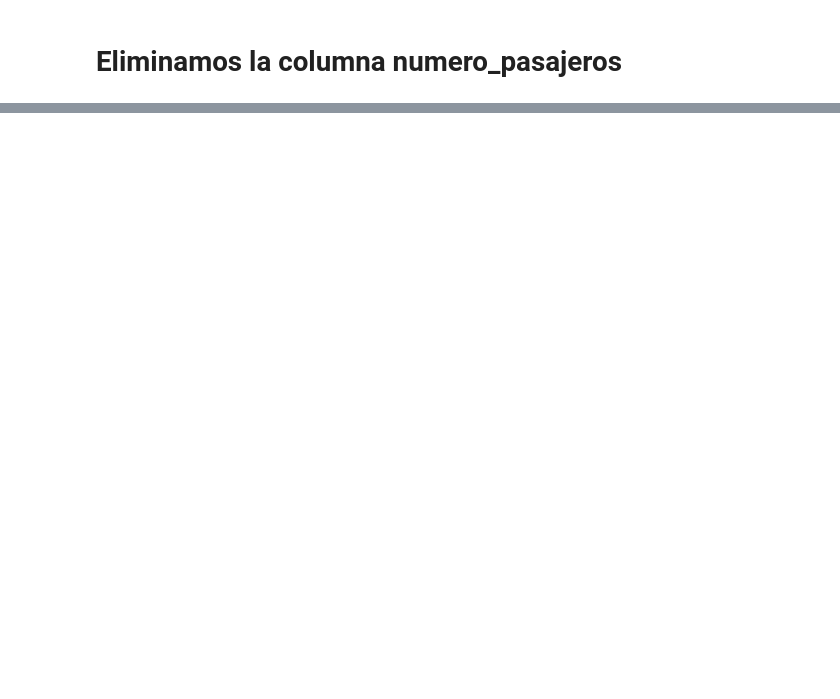
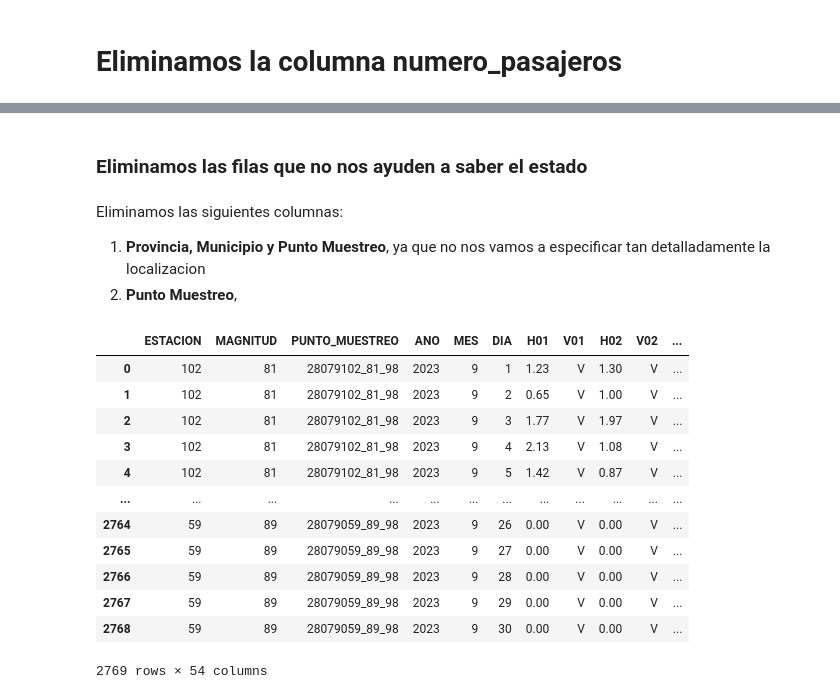
Before and after one commit to lucaramirezo/Traffic-Network-Transparency, a Jupyter notebook: Exploratory_Data_Analysis.ipynb, the cells around one changed output, grey strips where cells are left out. Cells and saved outputs as stored; diff of their text form; code cells hidden in the pictures; blank space fills up the shorter version.

```diff
--- a/Exploratory_Data_Analysis.ipynb
+++ b/Exploratory_Data_Analysis.ipynb
@@ -187,0 +261,3 @@ combined_data.head()
+# %%
+weather_data_sep23 = pd.read_csv('./Datasets/sep_meteo23.csv', sep = ';')
+weather_data_sep23.head()
@@ -187,0 +274,4 @@ combined_data.head()
+# %%
+weather_data_sep23.drop_duplicates(inplace=True)
+weather_data_sep23.dropna(how='all', inplace=True)
+weather_data_sep23.head()
@@ -187,0 +286,28 @@ combined_data.head()
+# %% [markdown]
+### Eliminamos las filas que no nos ayuden a saber el estado
+# %% [markdown]
+Eliminamos las siguientes columnas:
+ 1. **Provincia, Municipio y Punto Muestreo**, ya que no nos vamos a especificar tan detalladamente la localizacion
+2. **Punto Muestreo**,
+# %%
+weather_data_sep23.drop(columns = ['PROVINCIA', 'MUNICIPIO'])
+maskV01 = weather_data_sep23.V01 == 'N'
+maskV02 = weather_data_sep23.V02 == 'N'
+mask_unwanted = maskV01 | maskV02
+
+mask_unwanted = weather_data_sep23['V01'] == 'N'[['V02'] == 'N'][['V03']  == 'N']
+weather_data_sep23['V01'].value_counts()
+# %% [output]
+|  | ESTACION | MAGNITUD | PUNTO_MUESTREO | ANO | MES | DIA | H01 | V01 | H02 | V02 | ... |
+| 0 | 102 | 81 | 28079102_81_98 | 2023 | 9 | 1 | 1.23 | V | 1.30 | V | ... |
+| 1 | 102 | 81 | 28079102_81_98 | 2023 | 9 | 2 | 0.65 | V | 1.00 | V | ... |
+| 2 | 102 | 81 | 28079102_81_98 | 2023 | 9 | 3 | 1.77 | V | 1.97 | V | ... |
+| 3 | 102 | 81 | 28079102_81_98 | 2023 | 9 | 4 | 2.13 | V | 1.08 | V | ... |
+| 4 | 102 | 81 | 28079102_81_98 | 2023 | 9 | 5 | 1.42 | V | 0.87 | V | ... |
+| ... | ... | ... | ... | ... | ... | ... | ... | ... | ... | ... | ... |
+| 2764 | 59 | 89 | 28079059_89_98 | 2023 | 9 | 26 | 0.00 | V | 0.00 | V | ... |
+| 2765 | 59 | 89 | 28079059_89_98 | 2023 | 9 | 27 | 0.00 | V | 0.00 | V | ... |
+| 2766 | 59 | 89 | 28079059_89_98 | 2023 | 9 | 28 | 0.00 | V | 0.00 | V | ... |
+| 2767 | 59 | 89 | 28079059_89_98 | 2023 | 9 | 29 | 0.00 | V | 0.00 | V | ... |
+| 2768 | 59 | 89 | 28079059_89_98 | 2023 | 9 | 30 | 0.00 | V | 0.00 | V | ... |
+2769 rows × 54 columns
```
Also changed, not shown: parts of 18 cells of this notebook, 1 other file.
